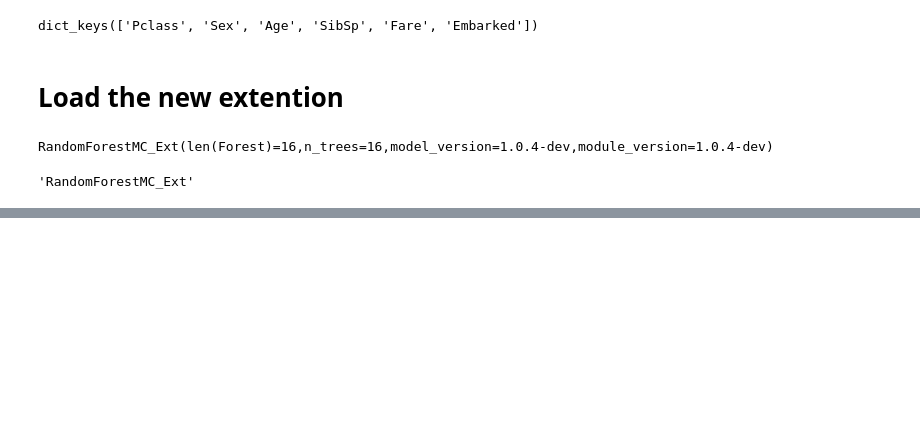
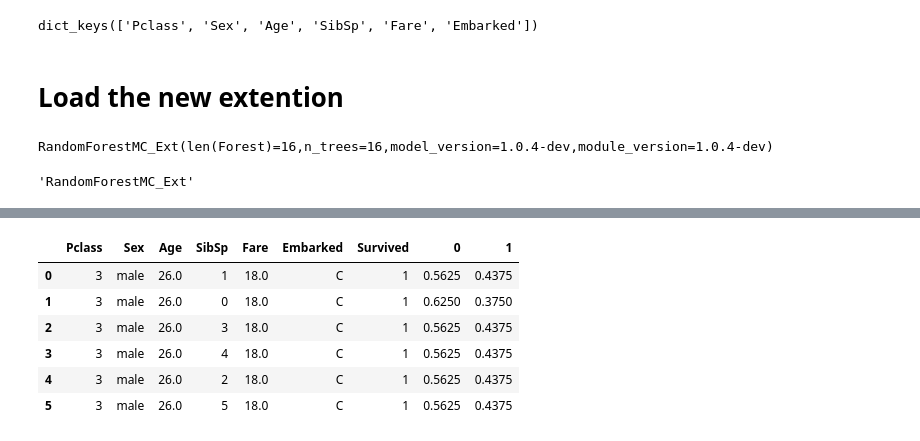
Before and after one commit to ysraell/random-forest-mc-utils, a Jupyter notebook: dev/dev-1.1.0.ipynb, the cells around one changed output, grey strips where cells are left out. Cells and saved outputs as stored; diff of their text form; code cells hidden in the pictures; blank space fills up the shorter version.

```diff
--- a/dev/dev-1.1.0.ipynb
+++ b/dev/dev-1.1.0.ipynb
@@ -157,0 +174,3 @@ cls_ext.predictMissingValues(dataset_missing_values, dict_values)
+# %%
+dataset_missing_values_A = dataset_missing_values.sample(n=3).reset_index(drop=True)
+cls_ext.predictMissingValues(dataset_missing_values_A, dict_values)
@@ -157,0 +197,19 @@ cls_ext.predictMissingValues(dataset_missing_values, dict_values)
+# %%
+df_predict = pd.DataFrame.from_dict(cls_ext.predict_proba(cls_ext.df_data_miss))
+# %%
+cls_ext.df_data_miss_with_preds = pd.concat([cls_ext.df_data_miss, df_predict], axis=1)
+# %%
+for i, row in dataset_missing_values_A.iterrows():
+    conds = []
+    missing_cols = []
+    for col in dict_values.keys():
+        if not pd.isna(row[col]):
+            conds.append(cls_ext.df_data_miss[col] == row[col])
+        else:
+            missing_cols.append(col)
+    cond = conds.pop()
+    while conds:
+        cond = cond & conds.pop()
+
+    df_tmp = cls_ext.df_data_miss_with_preds.loc[cond]
+    break
@@ -157,0 +227,10 @@ cls_ext.predictMissingValues(dataset_missing_values, dict_values)
+# %%
+df_tmp
+# %% [output]
+|  | Pclass | Sex | Age | SibSp | Fare | Embarked | Survived | 0 | 1 |
+| 0 | 3 | male | 26.0 | 1 | 18.0 | C | 1 | 0.5625 | 0.4375 |
+| 1 | 3 | male | 26.0 | 0 | 18.0 | C | 1 | 0.6250 | 0.3750 |
+| 2 | 3 | male | 26.0 | 3 | 18.0 | C | 1 | 0.5625 | 0.4375 |
+| 3 | 3 | male | 26.0 | 4 | 18.0 | C | 1 | 0.5625 | 0.4375 |
+| 4 | 3 | male | 26.0 | 2 | 18.0 | C | 1 | 0.5625 | 0.4375 |
+| 5 | 3 | male | 26.0 | 5 | 18.0 | C | 1 | 0.5625 | 0.4375 |
```
Also changed, not shown: parts of 14 cells of this notebook.
